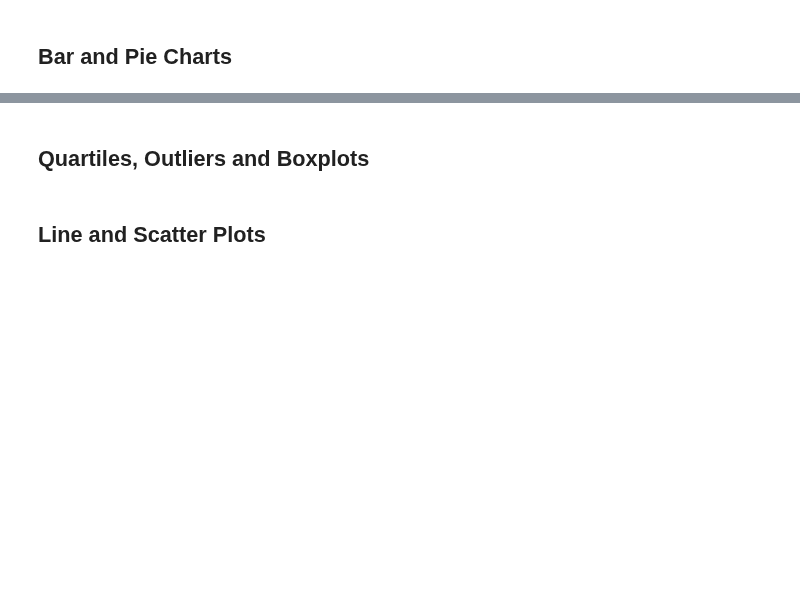
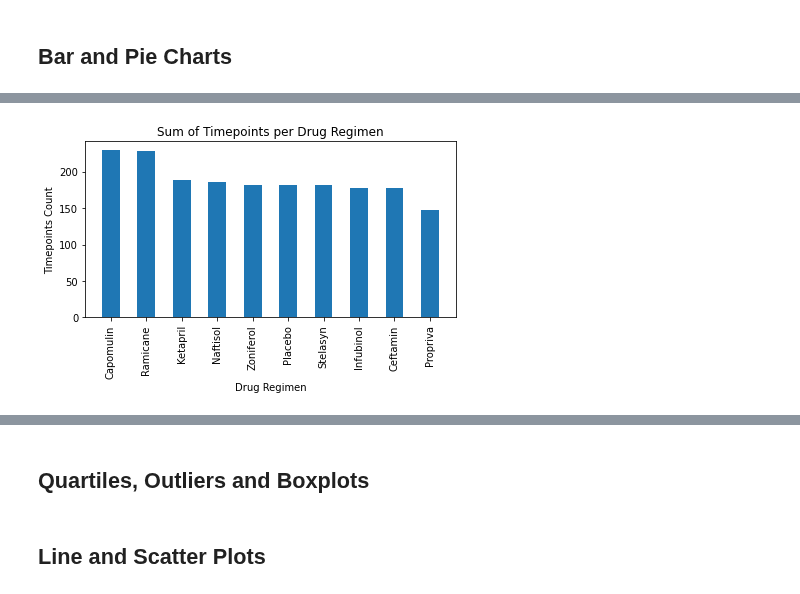
Before and after one commit to jimbleslilley/matplotlib-challenge, a Jupyter notebook: pymaceuticals_JL.ipynb, the cells around one changed output, grey strips where cells are left out. Drawn from its saved outputs; the diff is of its cells as text; code cells hidden in the pictures; blank space fills up the shorter version.

```diff
--- a/pymaceuticals_JL.ipynb
+++ b/pymaceuticals_JL.ipynb
@@ -193,4 +200,15 @@ gb_regimen_summary
 # %%
 # Generate a bar plot showing the total number of timepoints for all mice tested for each drug regimen using pyplot.
+drug_timepoint_values = mice_vs_cancer["Drug Regimen"].value_counts()
+drug_timepoint_keys = mice_vs_cancer["Drug Regimen"].value_counts().keys().tolist()
+
+plt.bar(drug_timepoint_labels, drug_timepoint_values, width=0.5)
+plt.xlabel("Drug Regimen")
+plt.ylabel("Timepoints Count")
+plt.title("Sum of Timepoints per Drug Regimen")
+plt.xticks(rotation=90)
+plt.tight_layout()
+# %% [output]
+[figure, added]
 # %%
 # Generate a pie plot showing the distribution of female versus male mice using Pandas
```
Also changed, not shown: parts of 5 cells of this notebook.
